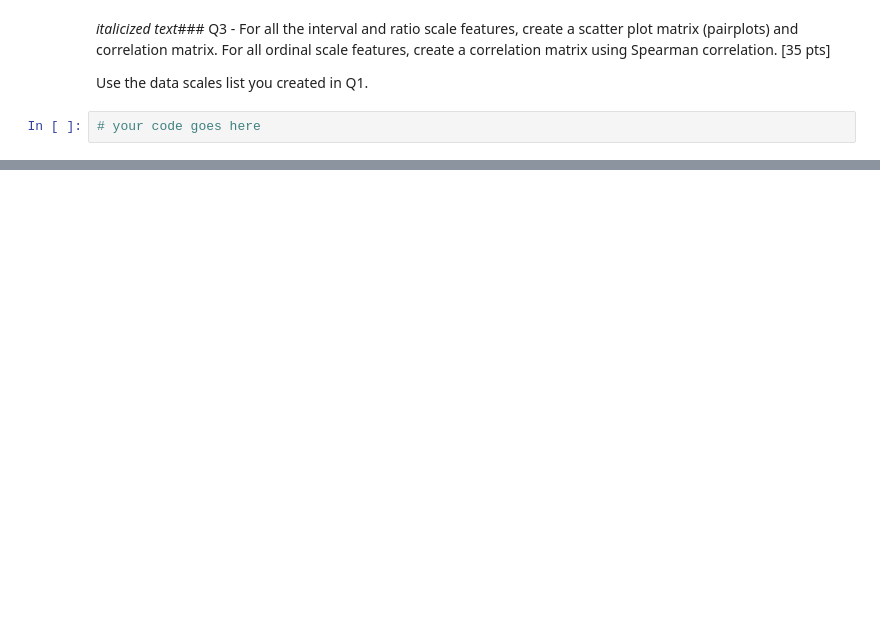
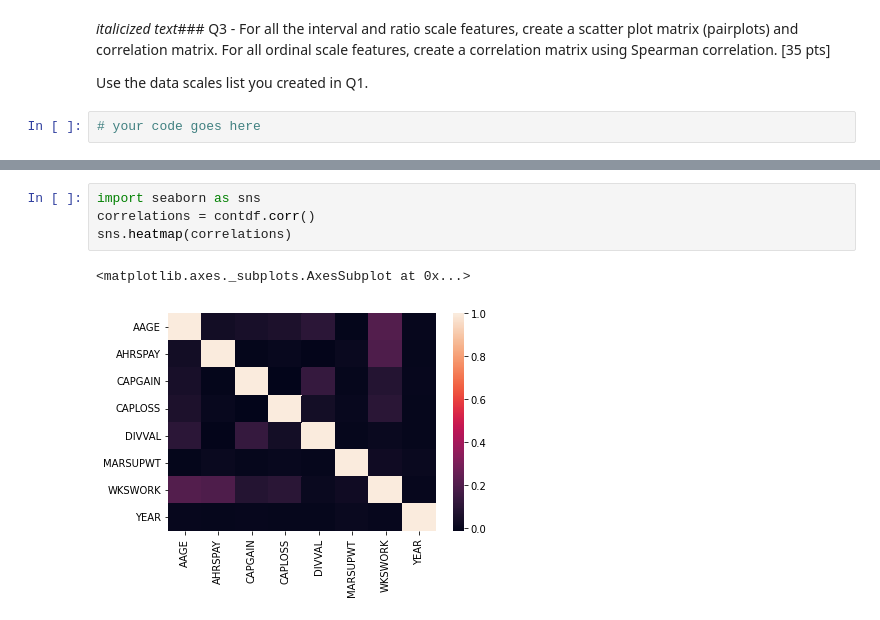
Before and after one commit to WilliamAshbee/DatascienceHomeworks, a Jupyter notebook: Copy_of_HW1_Ashbee_William.ipynb, the cells around one changed output, grey strips where cells are left out. Cells and saved outputs as stored; diff of their text form; blank space fills up the shorter version.

```diff
--- a/Copy_of_HW1_Ashbee_William.ipynb
+++ b/Copy_of_HW1_Ashbee_William.ipynb
@@ -530,0 +653,7 @@ Use the data scales list you created in Q1.
+# %%
+import seaborn as sns
+correlations = contdf.corr()
+sns.heatmap(correlations)
+# %% [output]
+<matplotlib.axes._subplots.AxesSubplot at 0x...>
+[figure, added]
```
Also changed, not shown: parts of 22 cells of this notebook.
